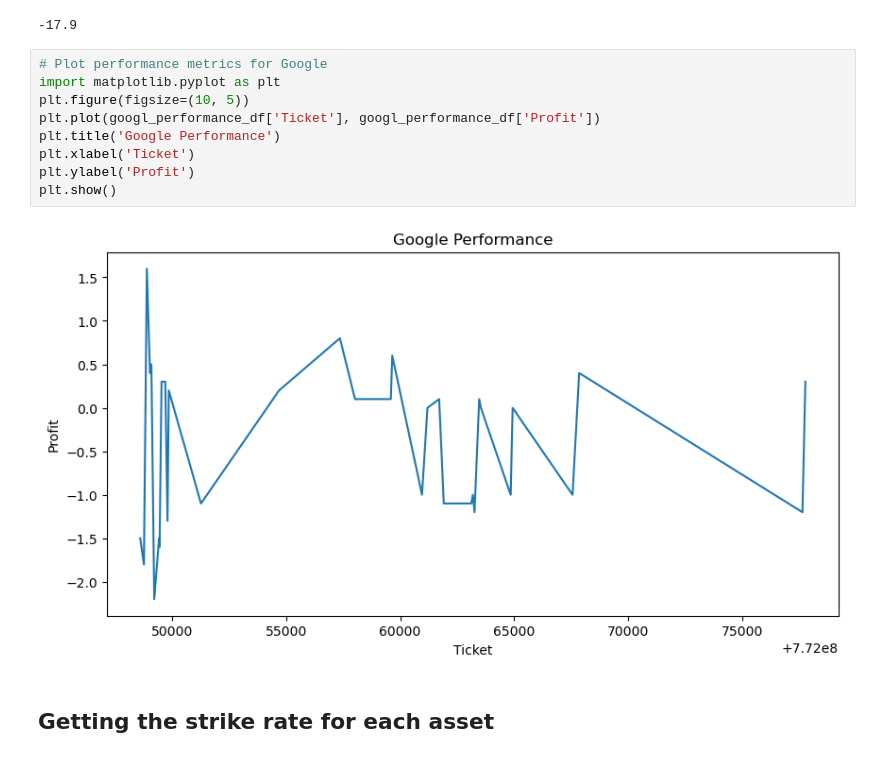
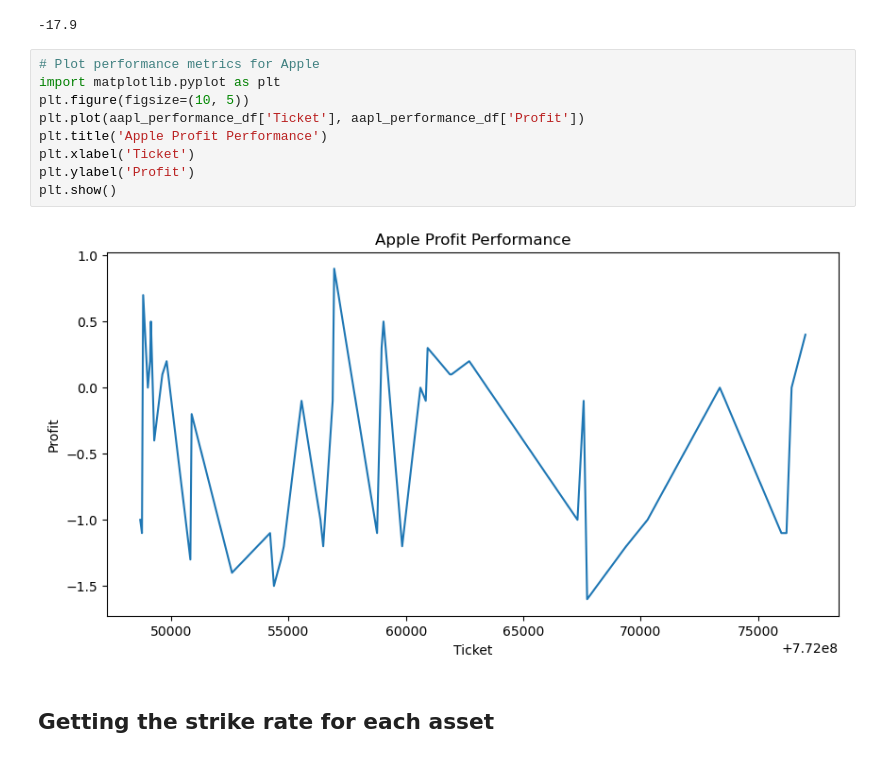
Before and after one commit to QueenofParts/Project2-Room2, a Jupyter notebook: ea_analysis_graphs.ipynb, the cells around one changed output. Drawn from its saved outputs; the diff is of its cells as text.

Commit message:
added performance graphs

```diff
--- a/ea_analysis_graphs.ipynb
+++ b/ea_analysis_graphs.ipynb
@@ -253,16 +264,16 @@ See the caveats in the documentation: https://pandas.pydata.org/pandas-docs/stab
   aapl_performance_df['Profit'] = pd.to_numeric(aapl_performance_df['Profit'], errors='coerce')
 -17.9
 # %%
-# Plot performance metrics for Google
+# Plot performance metrics for Apple
 import matplotlib.pyplot as plt
 plt.figure(figsize=(10, 5))
-plt.plot(googl_performance_df['Ticket'], googl_performance_df['Profit'])
-plt.title('Google Performance')
+plt.plot(aapl_performance_df['Ticket'], aapl_performance_df['Profit'])
+plt.title('Apple Profit Performance')
 plt.xlabel('Ticket')
 plt.ylabel('Profit')
 plt.show()
 # %% [output]
-[figure, old version]
+[figure, new version]
 # %% [markdown]
 ## Getting the strike rate for each asset
 # %% [markdown]
```
Also changed, not shown: parts of 6 cells of this notebook.
